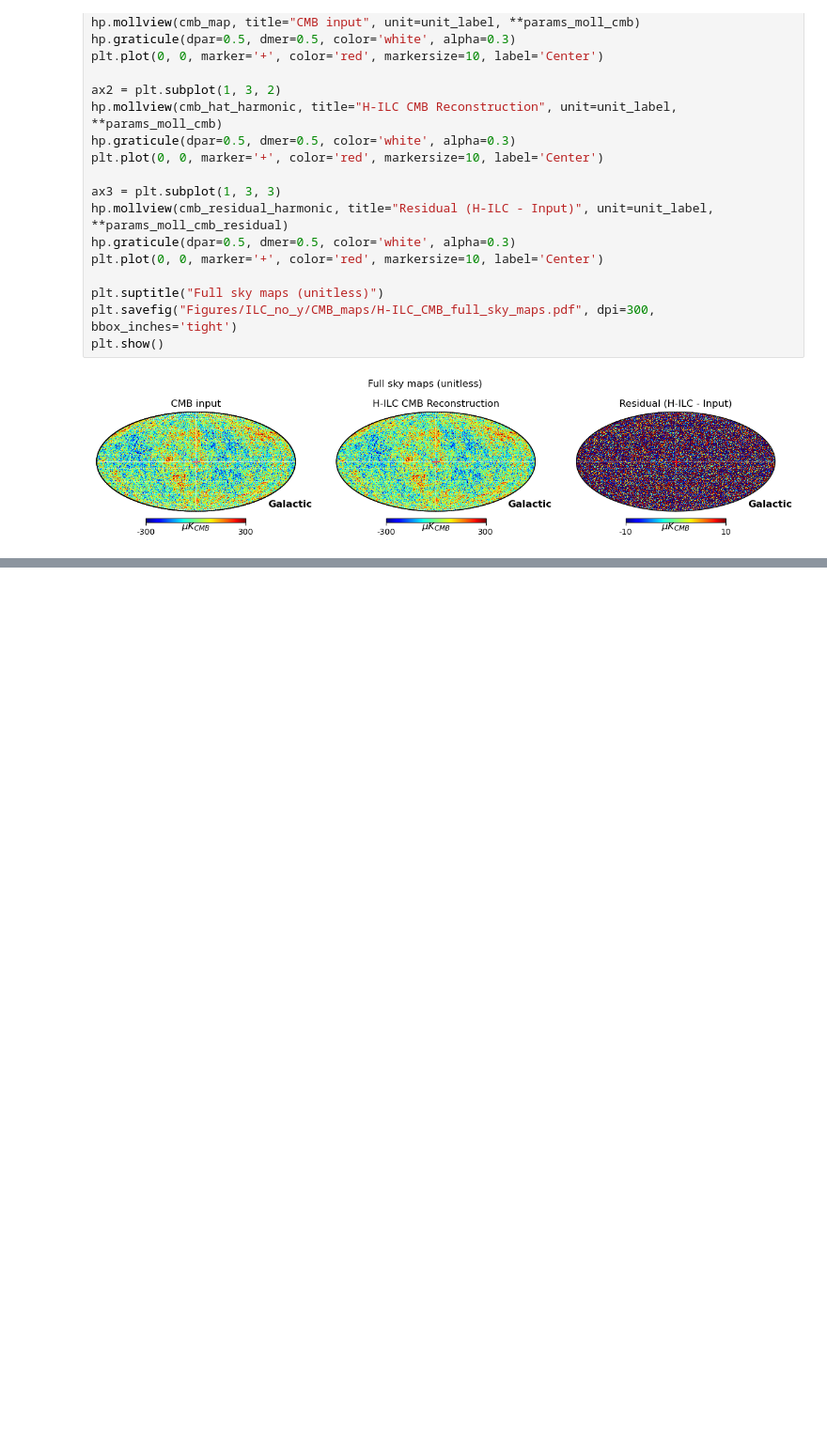
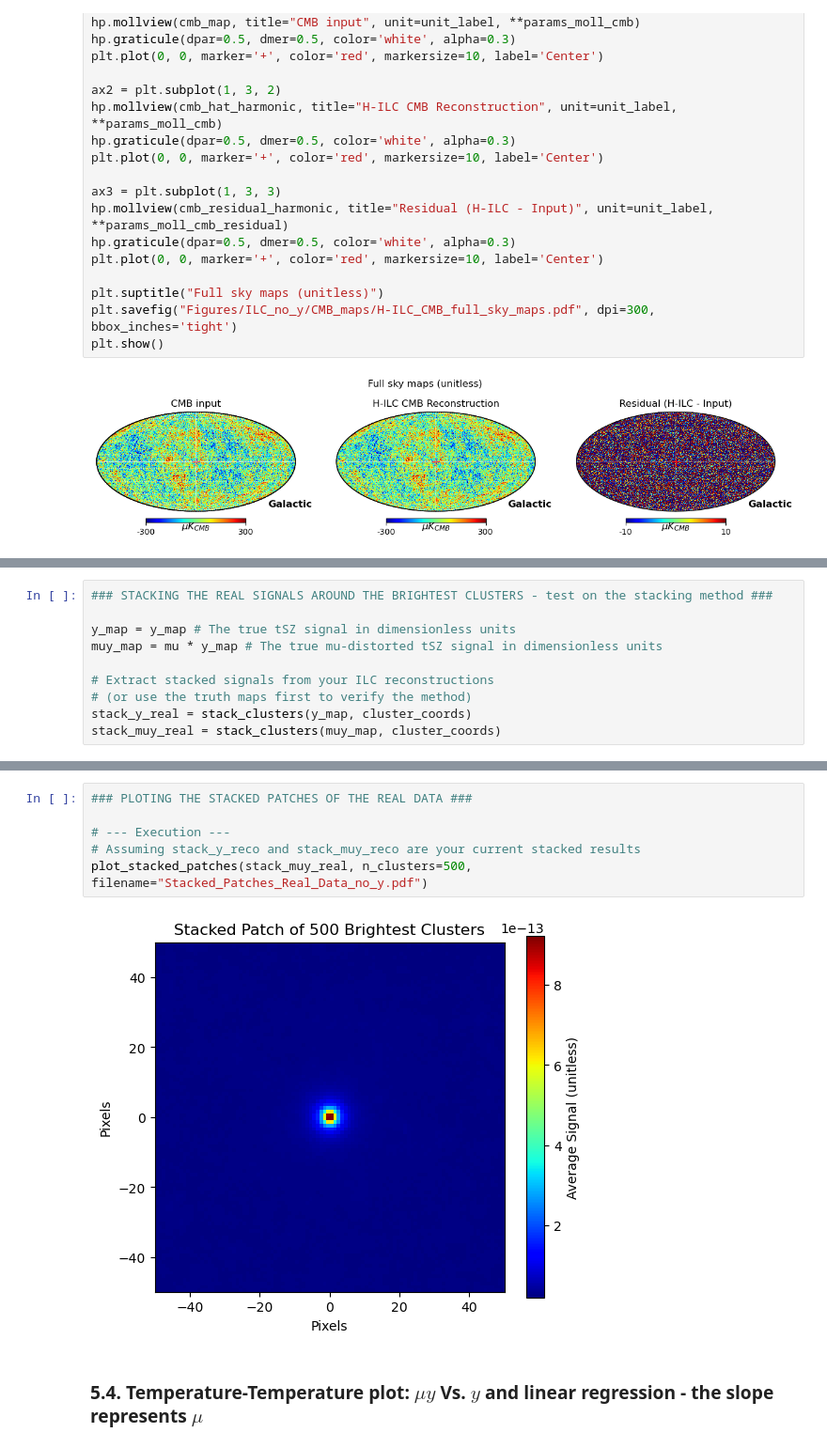
Before and after one commit to JoanRibotOliver/TFM, a Jupyter notebook: ILC_no_y.ipynb, the cells around one changed output, grey strips where cells are left out. Shown at 94% size. Cells and saved outputs as stored; diff of their text form; blank space fills up the shorter version.

```diff
--- a/ILC_no_y.ipynb
+++ b/ILC_no_y.ipynb
@@ -597,0 +670,10 @@ plt.show()
+# %%
+### STACKING THE REAL SIGNALS AROUND THE BRIGHTEST CLUSTERS - test on the stacking method ###
+
+y_map = y_map # The true tSZ signal in dimensionless units
+muy_map = mu * y_map # The true mu-distorted tSZ signal in dimensionless units
+
+# Extract stacked signals from your ILC reconstructions
+# (or use the truth maps first to verify the method)
+stack_y_real = stack_clusters(y_map, cluster_coords)
+stack_muy_real = stack_clusters(muy_map, cluster_coords)
@@ -597,0 +706,10 @@ plt.show()
+# %%
+### PLOTING THE STACKED PATCHES OF THE REAL DATA ###
+
+# --- Execution ---
+# Assuming stack_y_reco and stack_muy_reco are your current stacked results
+plot_stacked_patches(stack_muy_real, n_clusters=500, filename="Stacked_Patches_Real_Data_no_y.pdf")
+# %% [output]
+[figure, added]
+# %% [markdown]
+### 5.4. Temperature-Temperature plot: $\mu y$ Vs. $y$ and linear regression - the slope represents $\mu$
```
Also changed, not shown: parts of 16 cells of this notebook, 18 other files.
